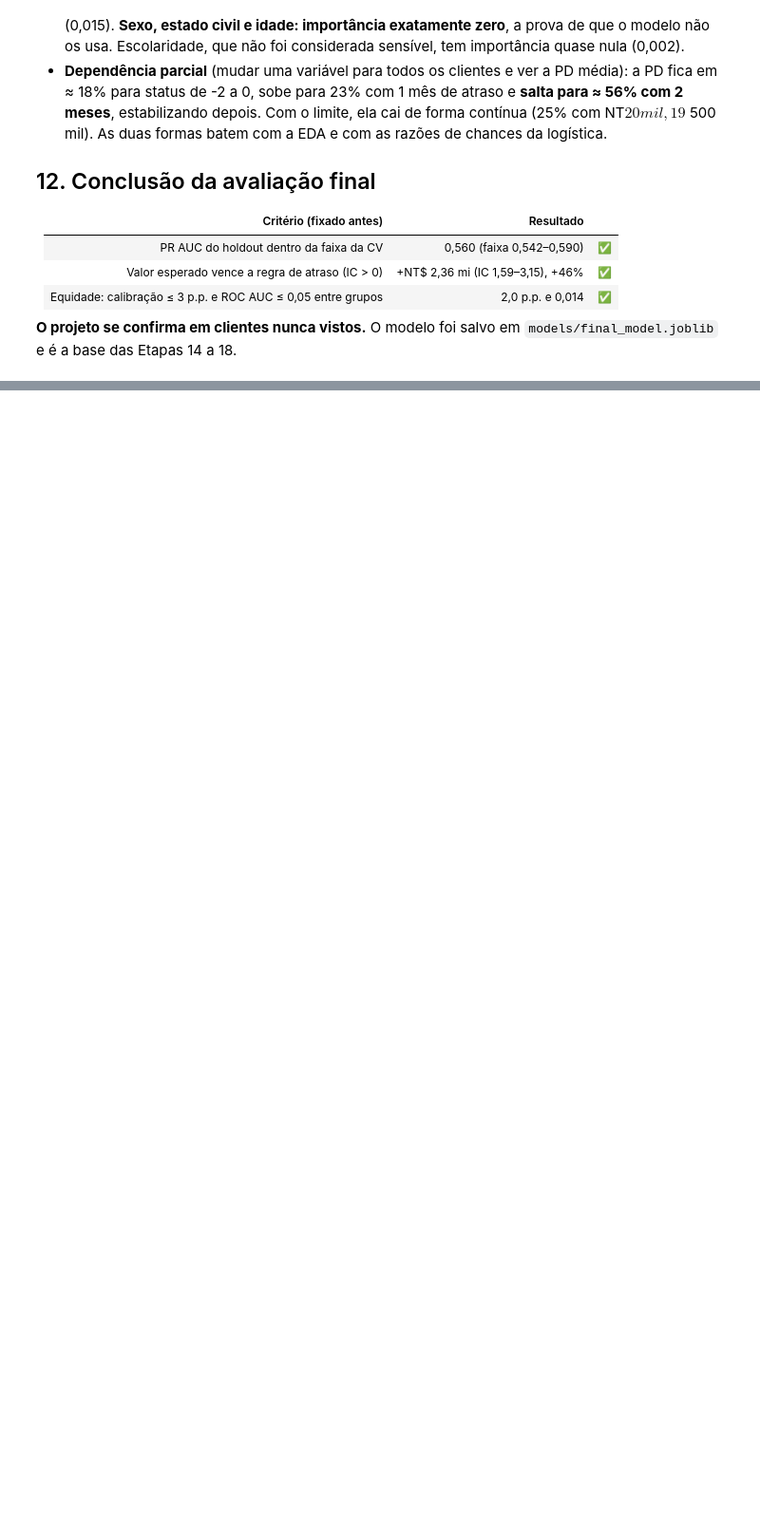
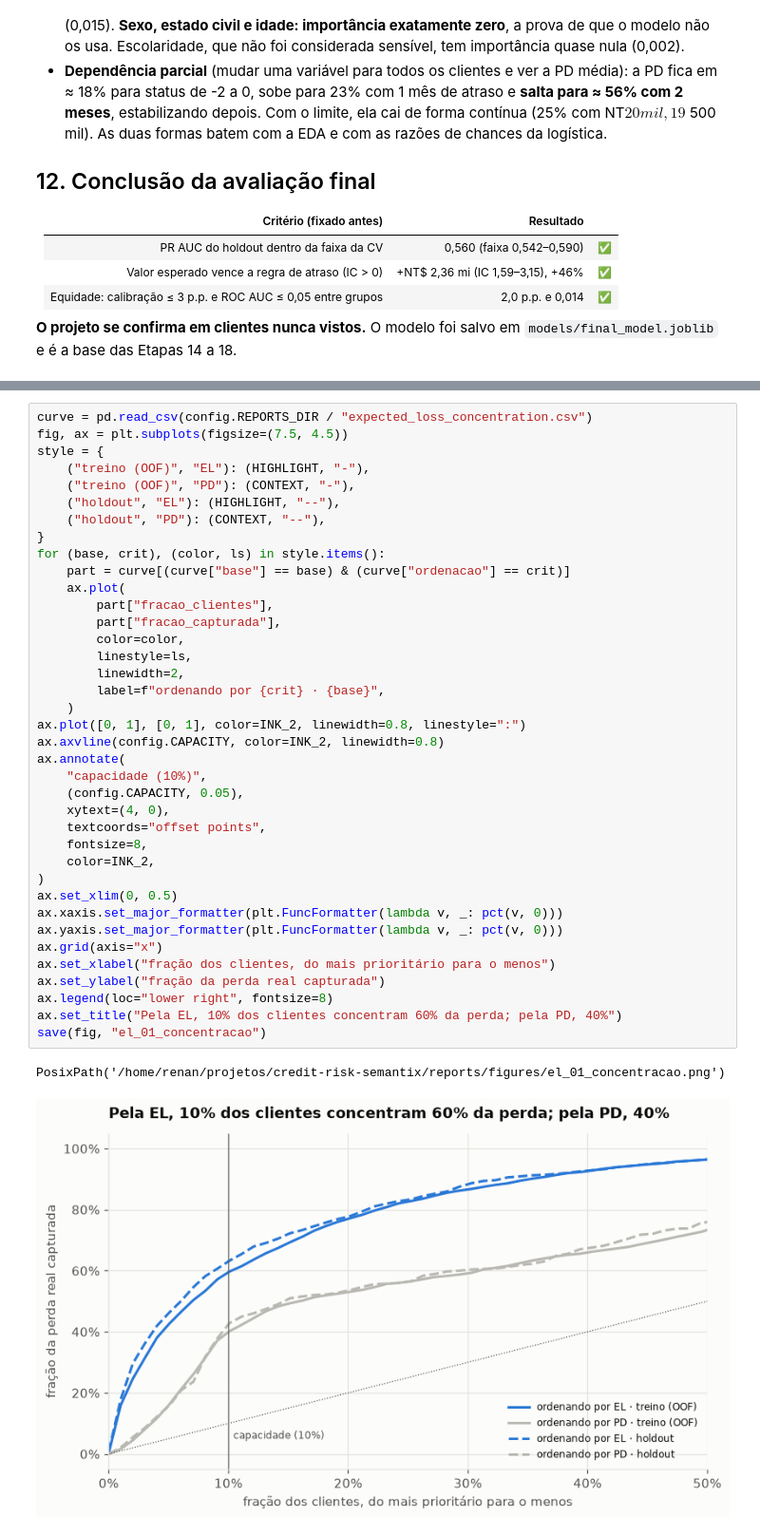
Before and after one commit to RToyoyama/credit-risk-semantix, a Jupyter notebook: notebooks/03_modelagem_e_decisao.ipynb, the cells around one changed output, grey strips where cells are left out. Shown at 95% size. Saved outputs shown, nothing was run; the diff lists cells and outputs as text; blank space fills up the shorter version.

```diff
--- a/notebooks/03_modelagem_e_decisao.ipynb
+++ b/notebooks/03_modelagem_e_decisao.ipynb
@@ -1099,0 +1146,41 @@ PosixPath('/home/renan/projetos/credit-risk-semantix/reports/figures/final_04_pd
+# %%
+curve = pd.read_csv(config.REPORTS_DIR / "expected_loss_concentration.csv")
+fig, ax = plt.subplots(figsize=(7.5, 4.5))
+style = {
+    ("treino (OOF)", "EL"): (HIGHLIGHT, "-"),
+    ("treino (OOF)", "PD"): (CONTEXT, "-"),
+    ("holdout", "EL"): (HIGHLIGHT, "--"),
+    ("holdout", "PD"): (CONTEXT, "--"),
+}
+for (base, crit), (color, ls) in style.items():
+    part = curve[(curve["base"] == base) & (curve["ordenacao"] == crit)]
+    ax.plot(
+        part["fracao_clientes"],
+        part["fracao_capturada"],
+        color=color,
+        linestyle=ls,
+        linewidth=2,
+        label=f"ordenando por {crit} · {base}",
+    )
+ax.plot([0, 1], [0, 1], color=INK_2, linewidth=0.8, linestyle=":")
+ax.axvline(config.CAPACITY, color=INK_2, linewidth=0.8)
+ax.annotate(
+    "capacidade (10%)",
+    (config.CAPACITY, 0.05),
+    xytext=(4, 0),
+    textcoords="offset points",
+    fontsize=8,
+    color=INK_2,
+)
+ax.set_xlim(0, 0.5)
+ax.xaxis.set_major_formatter(plt.FuncFormatter(lambda v, _: pct(v, 0)))
+ax.yaxis.set_major_formatter(plt.FuncFormatter(lambda v, _: pct(v, 0)))
+ax.grid(axis="x")
+ax.set_xlabel("fração dos clientes, do mais prioritário para o menos")
+ax.set_ylabel("fração da perda real capturada")
+ax.legend(loc="lower right", fontsize=8)
+ax.set_title("Pela EL, 10% dos clientes concentram 60% da perda; pela PD, 40%")
+save(fig, "el_01_concentracao")
+# %% [output]
+PosixPath('/home/renan/projetos/credit-risk-semantix/reports/figures/el_01_concentracao.png')
+[figure, added]
```
Also changed, not shown: parts of 3 cells of this notebook, 10 other files.
